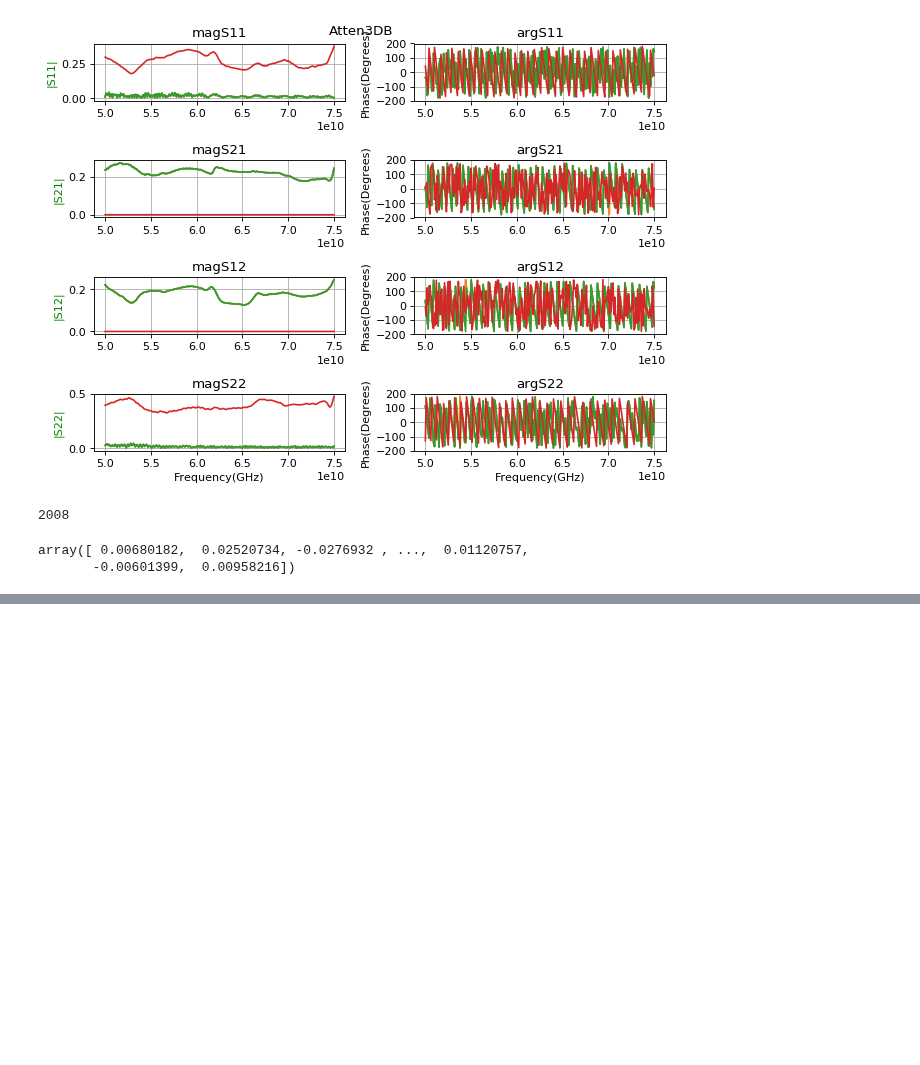
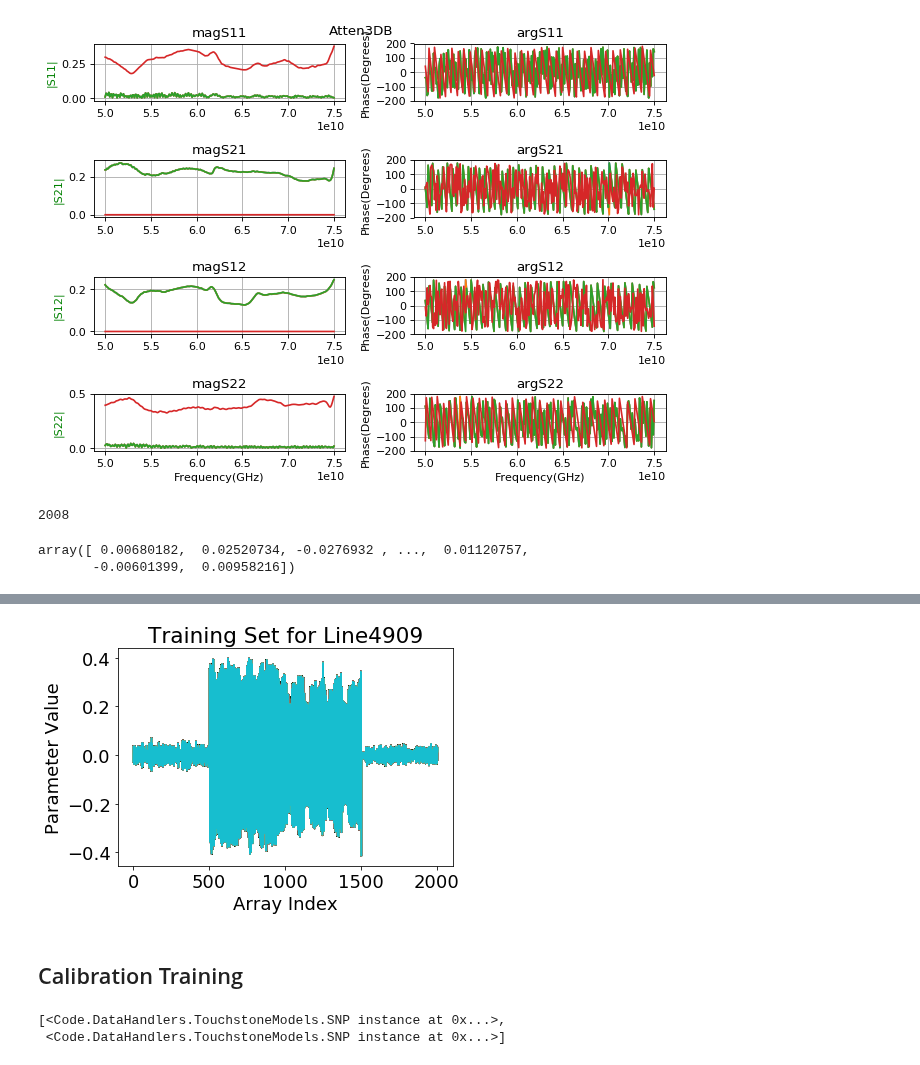
Before and after one commit to aricsanders/Jupyter-Notebooks, a Jupyter notebook: Building_Training_Set__By_Device_Type_20180720.ipynb, the cells around one changed output, grey strips where cells are left out. Cells and saved outputs as stored; diff of their text form; code cells hidden in the pictures; blank space fills up the shorter version.

```diff
--- a/Building_Training_Set__By_Device_Type_20180720.ipynb
+++ b/Building_Training_Set__By_Device_Type_20180720.ipynb
@@ -302,0 +324,12 @@ plt.plot(mean_arr)
+# %%
+set_number=4
+for i in range(number_training_sets):
+    plt.plot(training_array[i+set_number*number_training_sets])
+plt.ylabel("Parameter Value")
+plt.xlabel("Array Index")
+plt.title("Training Set for {0}".format(device_type_dictionary[sorted_device_keys[set_number]]))
+plt.show()
+# %% [output]
+[figure, added]
+# %% [markdown]
+## Calibration Training
@@ -302,0 +352,5 @@ plt.plot(mean_arr)
+# %%
+comparison_correction_list[0]
+# %% [output]
+[<Code.DataHandlers.TouchstoneModels.SNP instance at 0x...>,
+ <Code.DataHandlers.TouchstoneModels.SNP instance at 0x...>]
```
Also changed, not shown: parts of 51 cells of this notebook.
